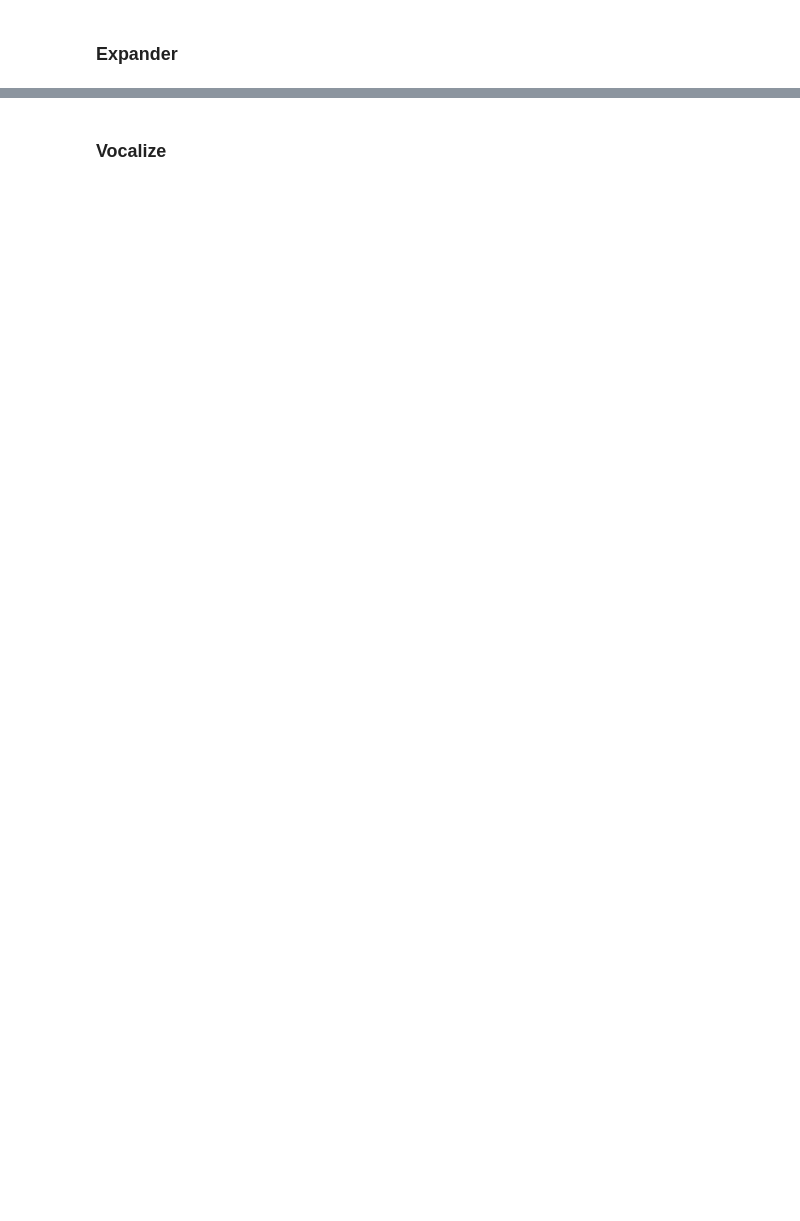
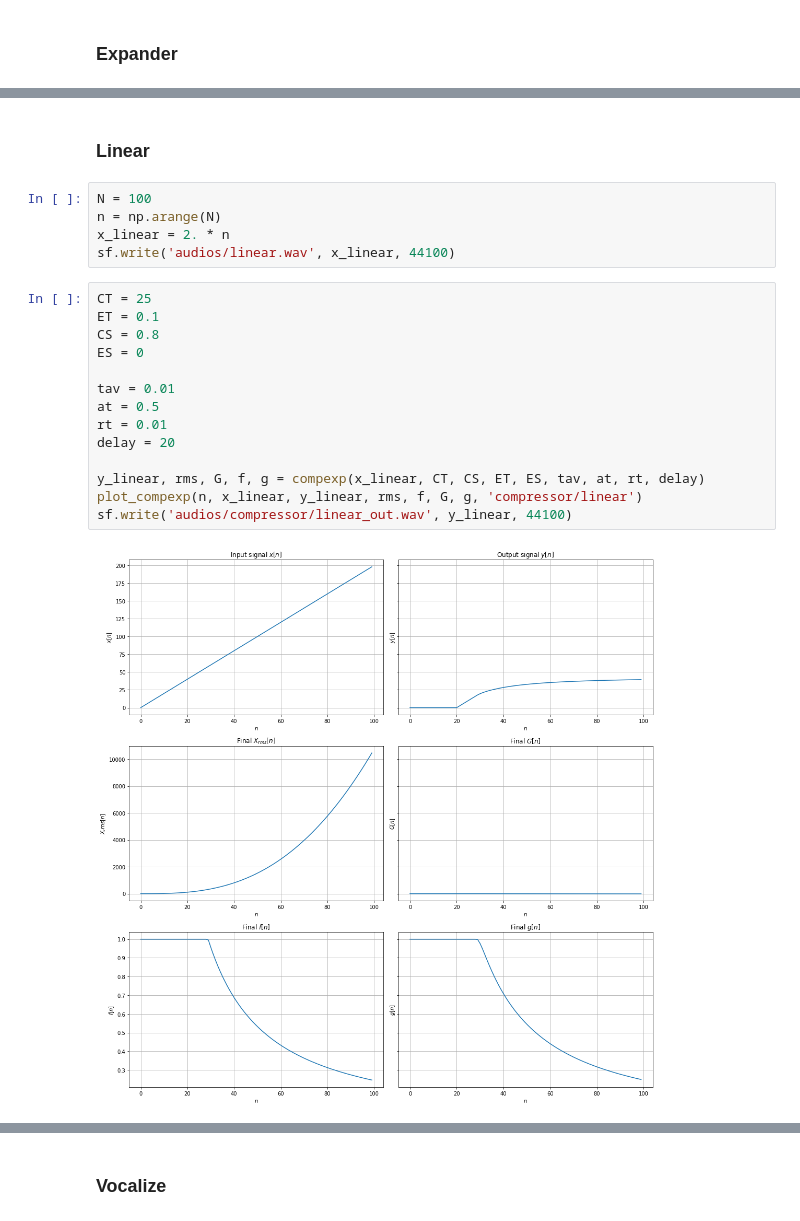
Before and after one commit to gbfelgas/coe780-topics-in-audio-signal-processing, a Jupyter notebook: chap04/compexp.ipynb, the cells around one changed output, grey strips where cells are left out. Cells and saved outputs as stored; diff of their text form; blank space fills up the shorter version.

```diff
--- a/chap04/compexp.ipynb
+++ b/chap04/compexp.ipynb
@@ -119,0 +120,23 @@ plot_compexp(n, x, y, rms, f, G, g, 'compexp_simple_expander')
+# %% [markdown]
+### Linear
+# %%
+N = 100
+n = np.arange(N)
+x_linear = 2. * n
+sf.write('audios/linear.wav', x_linear, 44100)
+# %%
+CT = 25
+ET = 0.1
+CS = 0.8
+ES = 0
+
+tav = 0.01
+at = 0.5
+rt = 0.01
+delay = 20
+
+y_linear, rms, G, f, g = compexp(x_linear, CT, CS, ET, ES, tav, at, rt, delay)
+plot_compexp(n, x_linear, y_linear, rms, f, G, g, 'compressor/linear')
+sf.write('audios/compressor/linear_out.wav', y_linear, 44100)
+# %% [output]
+[figure, added]
```
Also changed, not shown: parts of 26 cells of this notebook, 26 other files.
